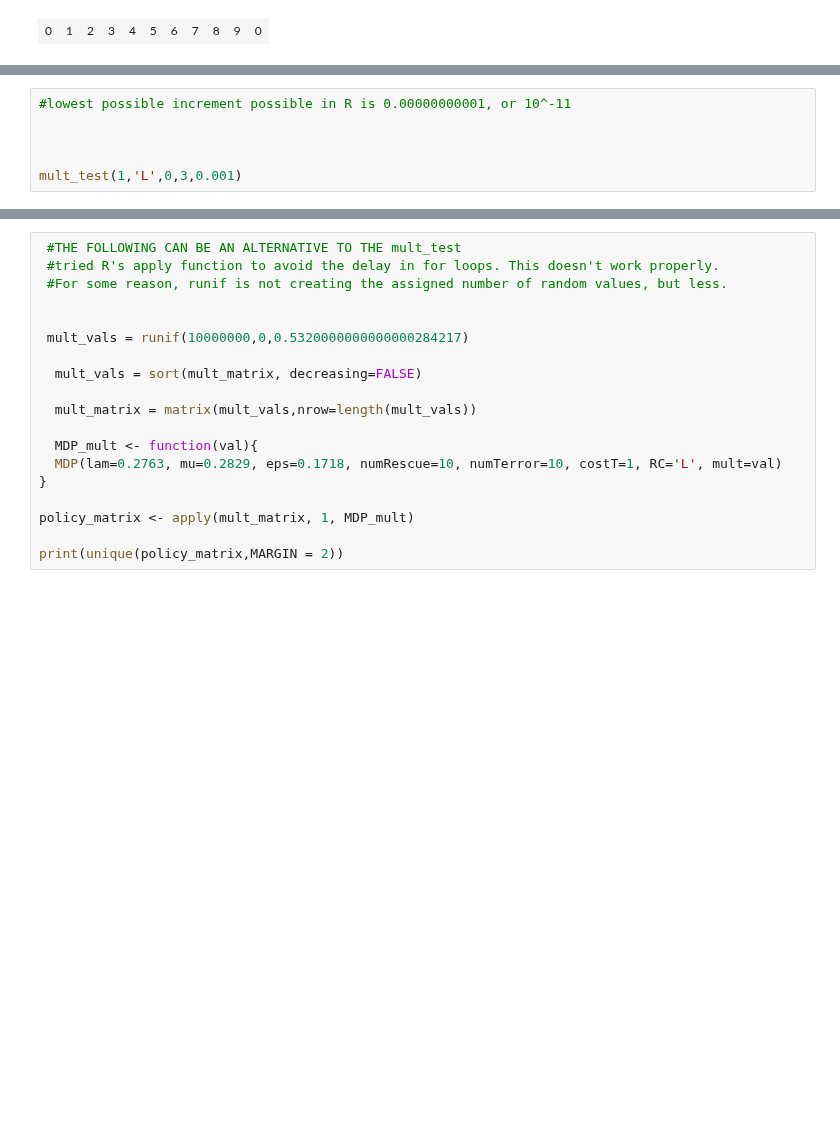
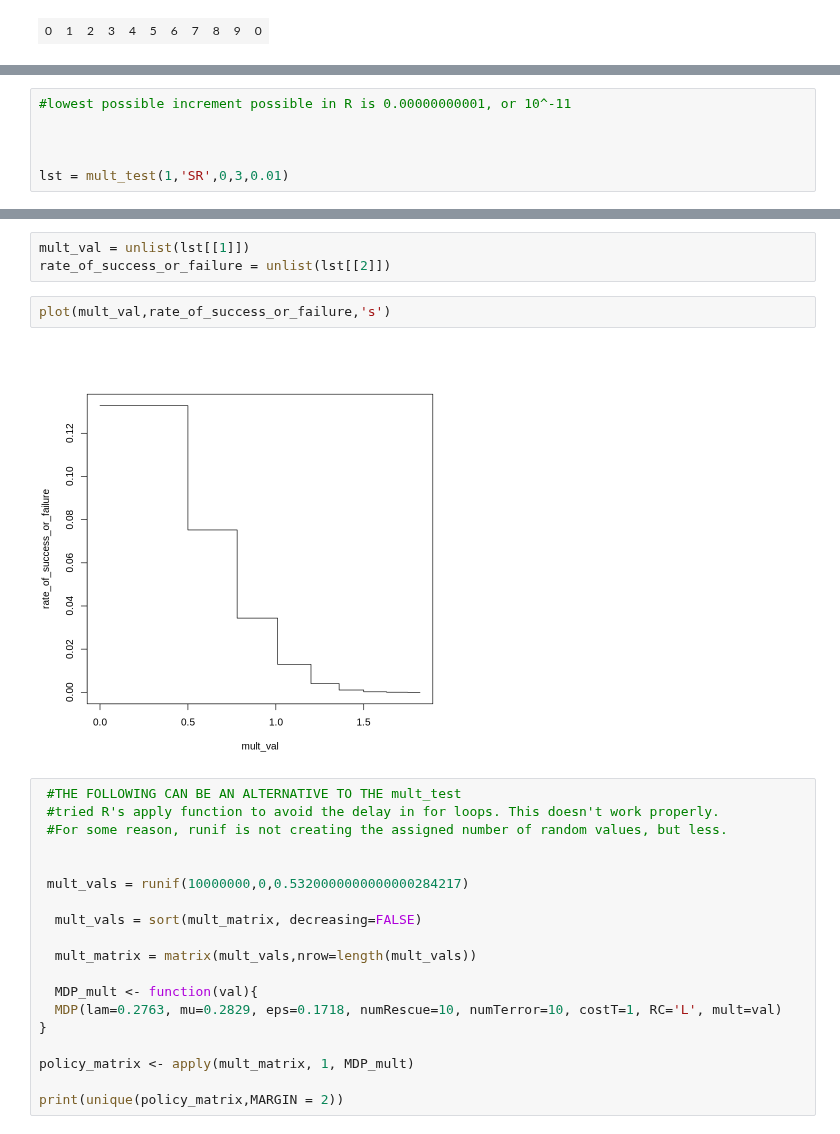
Before and after one commit to IshtiSikder/Optimal-allocation-of-rescue-teams-for-hostage-situations, a Jupyter notebook: toy_prob.ipynb, the cells around one changed output, grey strips where cells are left out. Drawn from its saved outputs; the diff is of its cells as text; blank space fills up the shorter version.

```diff
--- a/toy_prob.ipynb
+++ b/toy_prob.ipynb
@@ -227,6 +250,6 @@ for (val in seq(low_lim,up_lim, by = incr)){
 
 
 
-mult_test(1,'L',0,3,0.001)
+lst = mult_test(1,'SR',0,3,0.01)
 # %% [output]
  mult:[1] 0
@@ -249,3 +292,10 @@ optimal policy:
+# %%
+mult_val = unlist(lst[[1]])
+rate_of_success_or_failure = unlist(lst[[2]])
+# %%
+plot(mult_val,rate_of_success_or_failure,'s')
+# %% [output]
+[figure, added]
 # %%
  #THE FOLLOWING CAN BE AN ALTERNATIVE TO THE mult_test
  #tried R's apply function to avoid the delay in for loops. This doesn't work properly.
```
Also changed, not shown: parts of 3 cells of this notebook.
